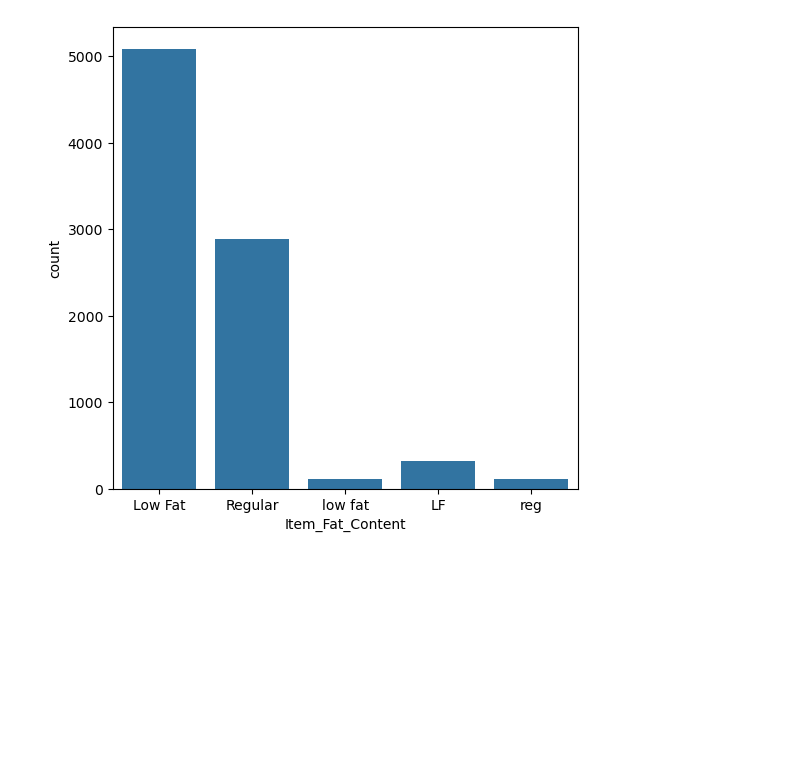
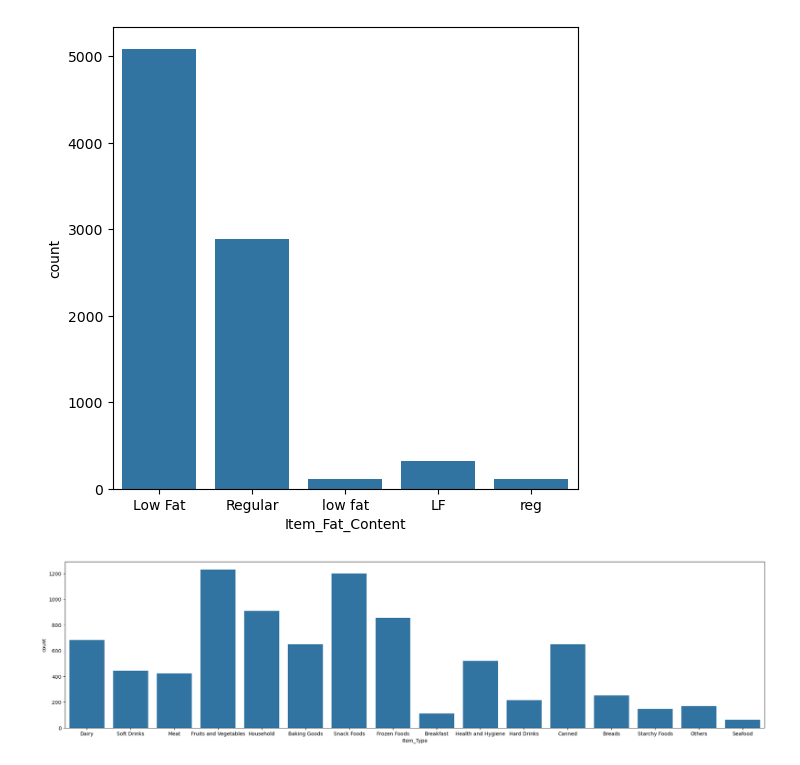
Before and after one commit to manasasuresh-25/codomax_Task5, a Jupyter notebook: model.ipynb, the cells around one changed output. Saved outputs shown, nothing was run; the diff lists cells and outputs as text; code cells hidden in the pictures; blank space fills up the shorter version.

```diff
--- a/model.ipynb
+++ b/model.ipynb
@@ -198,3 +198,10 @@ sns.countplot(x = data['Item_Fat_Content'], data=data)
 plt.show()
 # %% [output]
 [figure]
+# %%
+#data distribution for item_weight col
+plt.figure(figsize=(25,6))
+sns.countplot(x = data['Item_Type'], data=data)
+plt.show()
+# %% [output]
+[figure, added]
```
Also changed, not shown: parts of 27 cells of this notebook.
